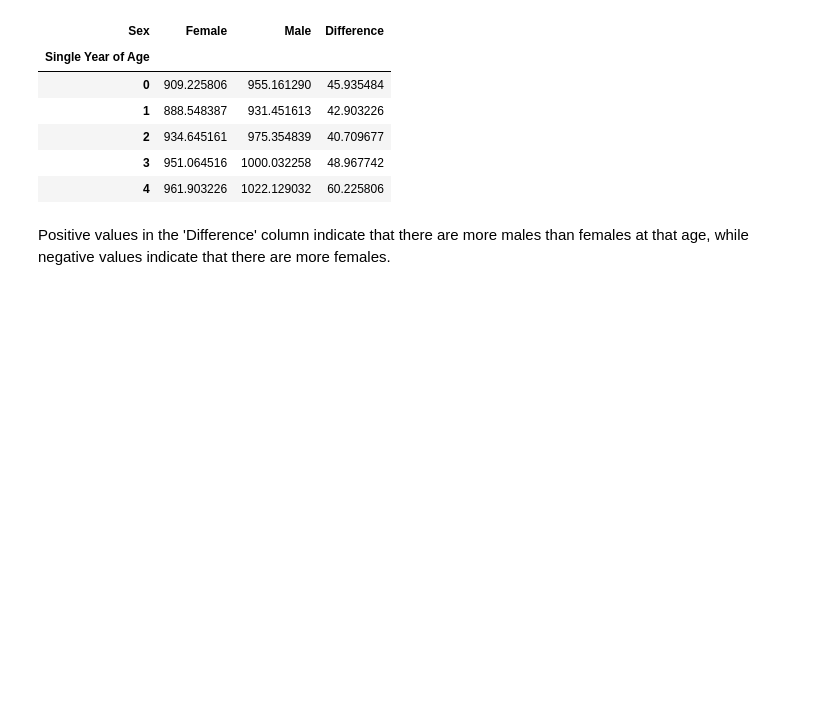
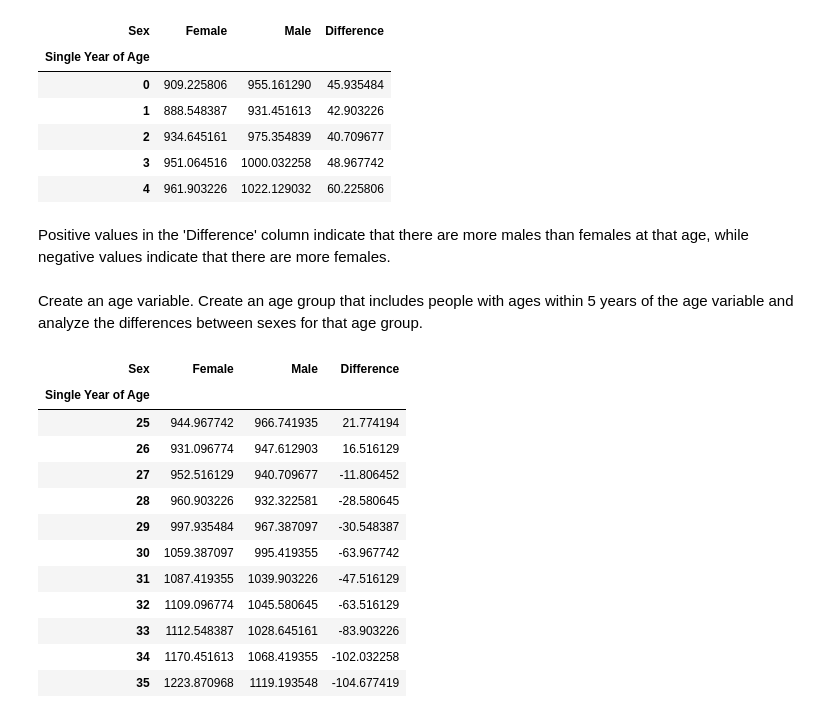
Before and after one commit to AnnaLozenko/PFDA_assignments, a Jupyter notebook: assignment05-population.ipynb, the cells around one changed output. Saved outputs shown, nothing was run; the diff lists cells and outputs as text; code cells hidden in the pictures; blank space fills up the shorter version.

```diff
--- a/assignment05-population.ipynb
+++ b/assignment05-population.ipynb
@@ -168,3 +168,24 @@ ready_df.head()
 | 4 | 961.903226 | 1022.129032 | 60.225806 |
 # %% [markdown]
 Positive values in the 'Difference' column indicate that there are more males than females at that age, while negative values indicate that there are more females.
+# %% [markdown]
+Create an age variable. Create an age group that includes people with ages within 5 years of the age variable and analyze the differences between sexes for that age group.
+# %%
+age_var= 30  # select age variable, e.g., 30 years
+# %%
+age_group = ready_df[(ready_df.index >= age_var - 5) & (ready_df.index <= age_var + 5)]
+age_group
+# %% [output]
+| Sex | Female | Male | Difference |
+| Single Year of Age |  |  |  |
+| 25 | 944.967742 | 966.741935 | 21.774194 |
+| 26 | 931.096774 | 947.612903 | 16.516129 |
+| 27 | 952.516129 | 940.709677 | -11.806452 |
+| 28 | 960.903226 | 932.322581 | -28.580645 |
+| 29 | 997.935484 | 967.387097 | -30.548387 |
+| 30 | 1059.387097 | 995.419355 | -63.967742 |
+| 31 | 1087.419355 | 1039.903226 | -47.516129 |
+| 32 | 1109.096774 | 1045.580645 | -63.516129 |
+| 33 | 1112.548387 | 1028.645161 | -83.903226 |
+| 34 | 1170.451613 | 1068.419355 | -102.032258 |
+| 35 | 1223.870968 | 1119.193548 | -104.677419 |
```
Also changed, not shown: parts of 5 cells of this notebook.
